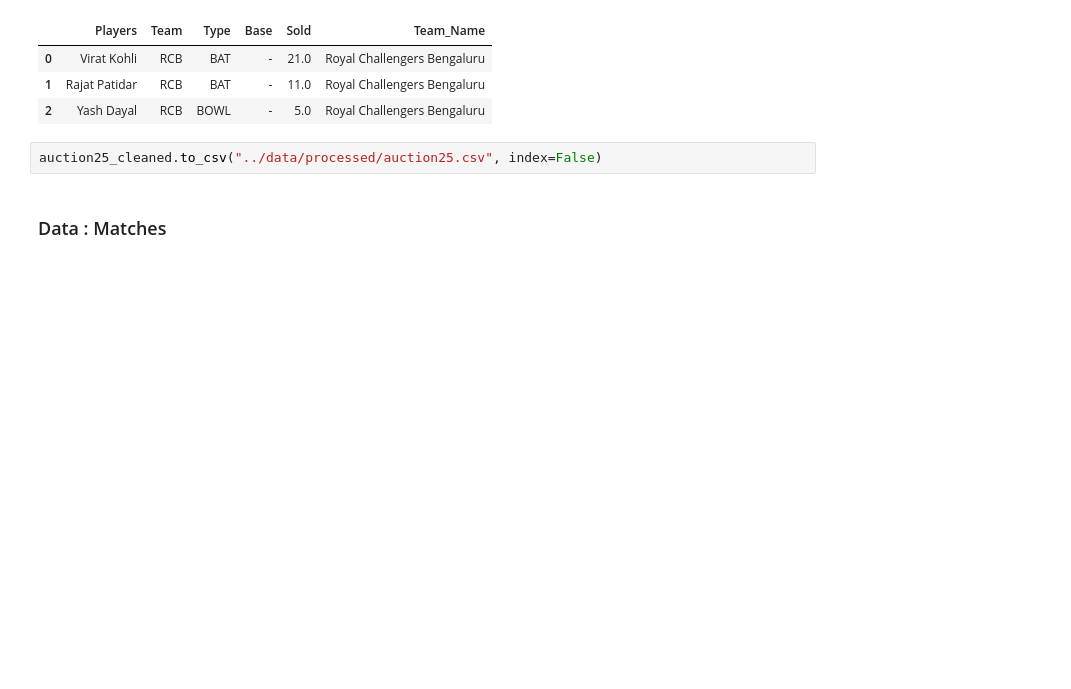
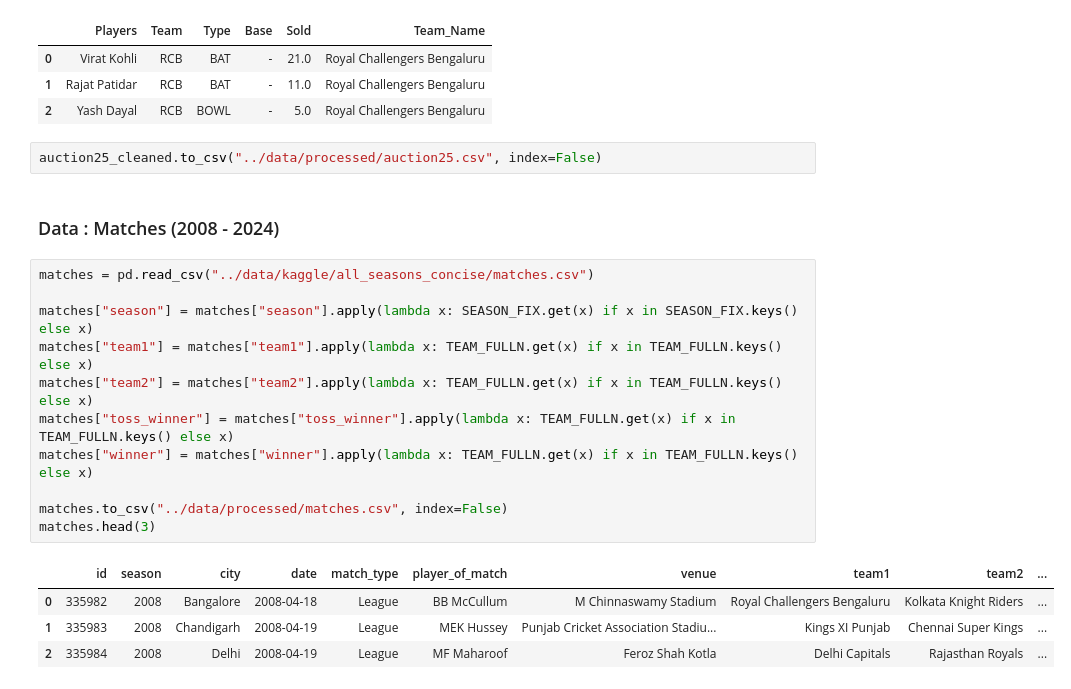
Before and after one commit to quickSilverShanks/IPL-CricPred, a Jupyter notebook: notebooks/Data Preprocessing.ipynb, the cells around one changed output. Drawn from its saved outputs; the diff is of its cells as text; blank space fills up the shorter version.

```diff
--- a/notebooks/Data Preprocessing.ipynb
+++ b/notebooks/Data Preprocessing.ipynb
@@ -95,4 +109,20 @@ auction25_cleaned.head(3)
 # %%
 auction25_cleaned.to_csv("../data/processed/auction25.csv", index=False)
 # %% [markdown]
-### Data : Matches
+### Data : Matches (2008 - 2024)
+# %%
+matches = pd.read_csv("../data/kaggle/all_seasons_concise/matches.csv")
+
+matches["season"] = matches["season"].apply(lambda x: SEASON_FIX.get(x) if x in SEASON_FIX.keys() else x)
+matches["team1"] = matches["team1"].apply(lambda x: TEAM_FULLN.get(x) if x in TEAM_FULLN.keys() else x)
+matches["team2"] = matches["team2"].apply(lambda x: TEAM_FULLN.get(x) if x in TEAM_FULLN.keys() else x)
+matches["toss_winner"] = matches["toss_winner"].apply(lambda x: TEAM_FULLN.get(x) if x in TEAM_FULLN.keys() else x)
+matches["winner"] = matches["winner"].apply(lambda x: TEAM_FULLN.get(x) if x in TEAM_FULLN.keys() else x)
+
+matches.to_csv("../data/processed/matches.csv", index=False)
+matches.head(3)
+# %% [output]
+|  | id | season | city | date | match_type | player_of_match | venue | team1 | team2 | ... |
+| 0 | 335982 | 2008 | Bangalore | 2008-04-18 | League | BB McCullum | M Chinnaswamy Stadium | Royal Challengers Bengaluru | Kolkata Knight Riders | ... |
+| 1 | 335983 | 2008 | Chandigarh | 2008-04-19 | League | MEK Hussey | Punjab Cricket Association Stadiu... | Kings XI Punjab | Chennai Super Kings | ... |
+| 2 | 335984 | 2008 | Delhi | 2008-04-19 | League | MF Maharoof | Feroz Shah Kotla | Delhi Capitals | Rajasthan Royals | ... |
```
Also changed, not shown: parts of 7 cells of this notebook, 3 other files.
